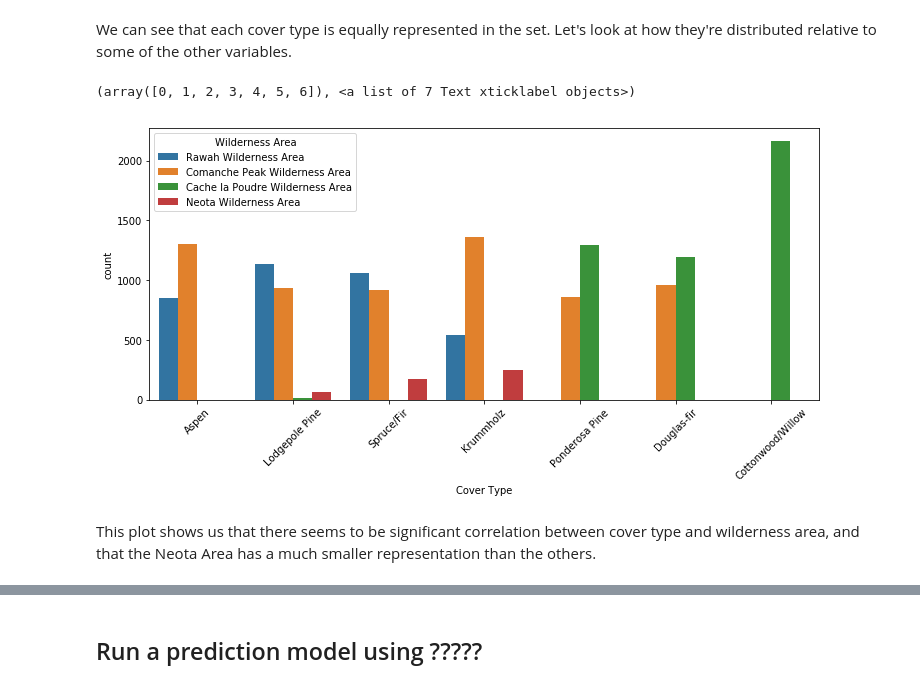
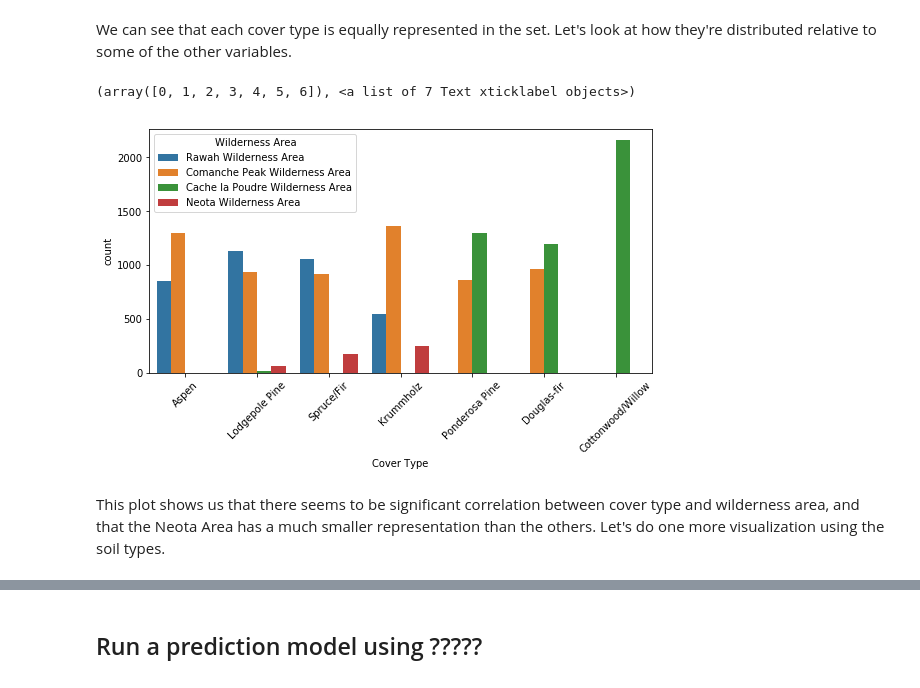
Before and after one commit to willtscott/Kaggle, a Jupyter notebook: forest-cover-type-kernels-only/notebook/Exploration and Basic Learning.ipynb, the cells around one changed output, grey strips where cells are left out. Saved outputs shown, nothing was run; the diff lists cells and outputs as text; code cells hidden in the pictures.

```diff
--- a/forest-cover-type-kernels-only/notebook/Exploration and Basic Learning.ipynb
+++ b/forest-cover-type-kernels-only/notebook/Exploration and Basic Learning.ipynb
@@ -165,11 +172,11 @@ plt.xticks(rotation=45)
 # %% [markdown]
 We can see that each cover type is equally represented in the set. Let's look at how they're distributed relative to some of the other variables.
 # %%
-plt.figure(figsize=(12,5))
+plt.figure(figsize=(9,4.5))
 sns.countplot(x='Cover Type', hue='Wilderness Area', data=train)
 plt.xticks(rotation=45)
 # %% [output]
 (array([0, 1, 2, 3, 4, 5, 6]), <a list of 7 Text xticklabel objects>)
-[figure, old version]
+[figure, new version]
 # %% [markdown]
-This plot shows us that there seems to be significant correlation between cover type and wilderness area, and that the Neota Area has a much smaller representation than the others.
+This plot shows us that there seems to be significant correlation between cover type and wilderness area, and that the Neota Area has a much smaller representation than the others. Let's do one more visualization using the soil types.
```
Also changed, not shown: parts of 7 cells of this notebook.
